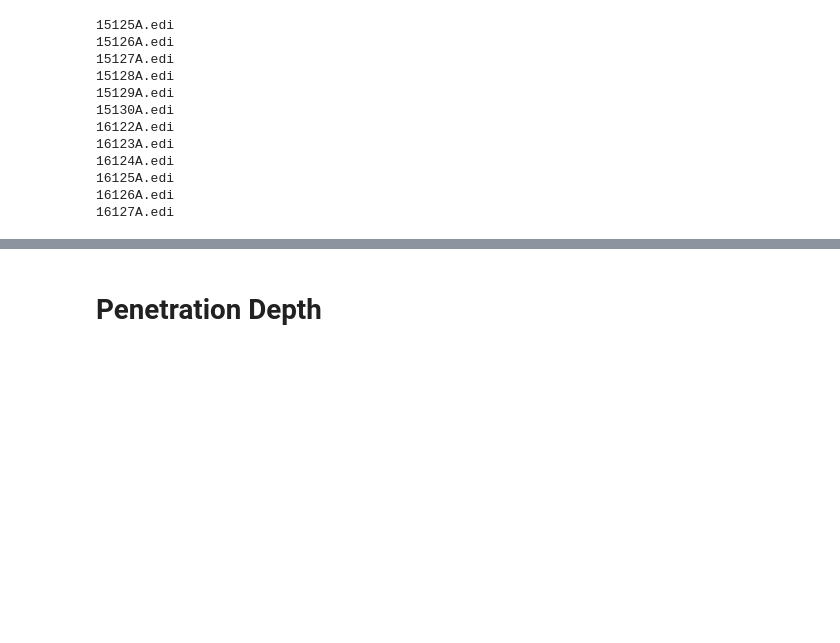
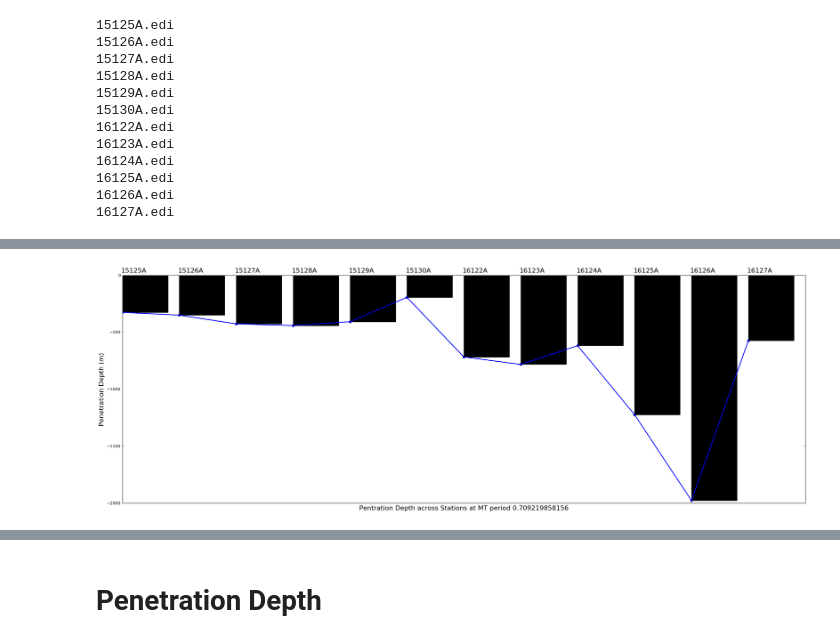
Before and after one commit to MTgeophysics/mtpy, a Jupyter notebook: examples/notebooks/Apparent_Resistivity_Penetration_Depth.ipynb, the cells around one changed output, grey strips where cells are left out. Drawn from its saved outputs; the diff is of its cells as text; code cells hidden in the pictures; blank space fills up the shorter version.

```diff
--- a/examples/notebooks/Apparent_Resistivity_Penetration_Depth.ipynb
+++ b/examples/notebooks/Apparent_Resistivity_Penetration_Depth.ipynb
@@ -167,0 +237,4 @@ zeta.resistivity.shape
+# %%
+(station, resistivity, periods)=plotbar_pen_depth(51,edifiles)
+# %% [output]
+[figure, added]
```
Also changed, not shown: parts of 25 cells of this notebook, 1 other file.
